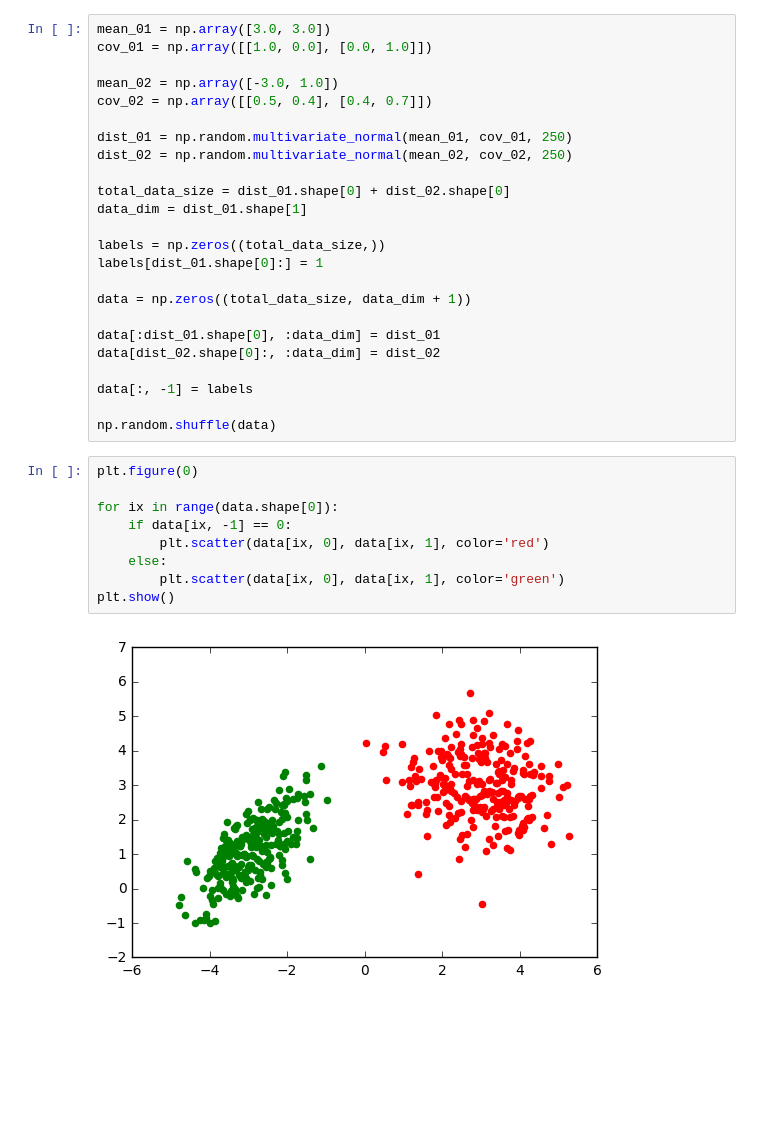
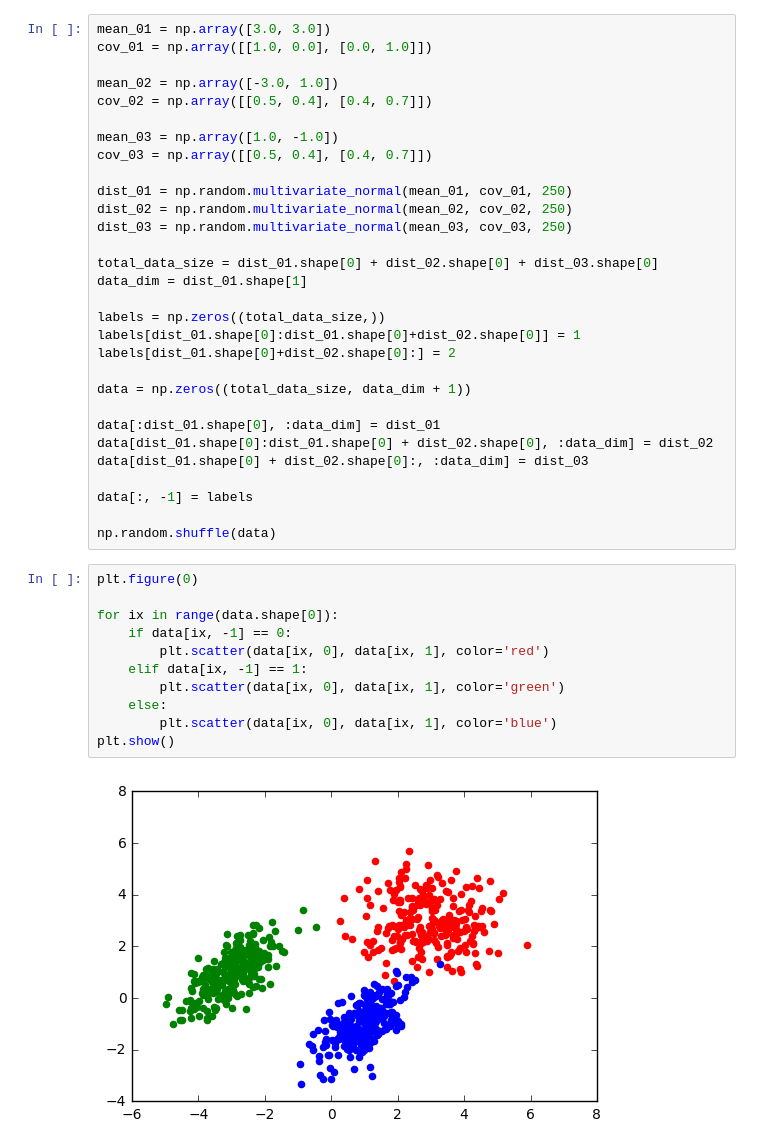
Before and after one commit to coding-blocks-archives/Perceptron2017Spring, a Jupyter notebook: class_10/NN_framework.ipynb, the cells around one changed output. Cells and saved outputs as stored; diff of their text form; blank space fills up the shorter version.

```diff
--- a/class_10/NN_framework.ipynb
+++ b/class_10/NN_framework.ipynb
@@ -17,19 +17,25 @@ cov_01 = np.array([[1.0, 0.0], [0.0, 1.0]])
 mean_02 = np.array([-3.0, 1.0])
 cov_02 = np.array([[0.5, 0.4], [0.4, 0.7]])
 
+mean_03 = np.array([1.0, -1.0])
+cov_03 = np.array([[0.5, 0.4], [0.4, 0.7]])
+
 dist_01 = np.random.multivariate_normal(mean_01, cov_01, 250)
 dist_02 = np.random.multivariate_normal(mean_02, cov_02, 250)
+dist_03 = np.random.multivariate_normal(mean_03, cov_03, 250)
 
-total_data_size = dist_01.shape[0] + dist_02.shape[0]
+total_data_size = dist_01.shape[0] + dist_02.shape[0] + dist_03.shape[0]
 data_dim = dist_01.shape[1]
 
 labels = np.zeros((total_data_size,))
-labels[dist_01.shape[0]:] = 1
+labels[dist_01.shape[0]:dist_01.shape[0]+dist_02.shape[0]] = 1
+labels[dist_01.shape[0]+dist_02.shape[0]:] = 2
 
 data = np.zeros((total_data_size, data_dim + 1))
 
 data[:dist_01.shape[0], :data_dim] = dist_01
-data[dist_02.shape[0]:, :data_dim] = dist_02
+data[dist_01.shape[0]:dist_01.shape[0] + dist_02.shape[0], :data_dim] = dist_02
+data[dist_01.shape[0] + dist_02.shape[0]:, :data_dim] = dist_03
 
 data[:, -1] = labels
 
@@ -37,11 +43,13 @@ np.random.shuffle(data)
 # %%
 plt.figure(0)
 
 for ix in range(data.shape[0]):
     if data[ix, -1] == 0:
         plt.scatter(data[ix, 0], data[ix, 1], color='red')
+    elif data[ix, -1] == 1:
+        plt.scatter(data[ix, 0], data[ix, 1], color='green')
     else:
-        plt.scatter(data[ix, 0], data[ix, 1], color='green')
+        plt.scatter(data[ix, 0], data[ix, 1], color='blue')
 plt.show()
 # %% [output]
-[figure, old version]
+[figure, new version]
```
Also changed, not shown: parts of 6 cells of this notebook.
